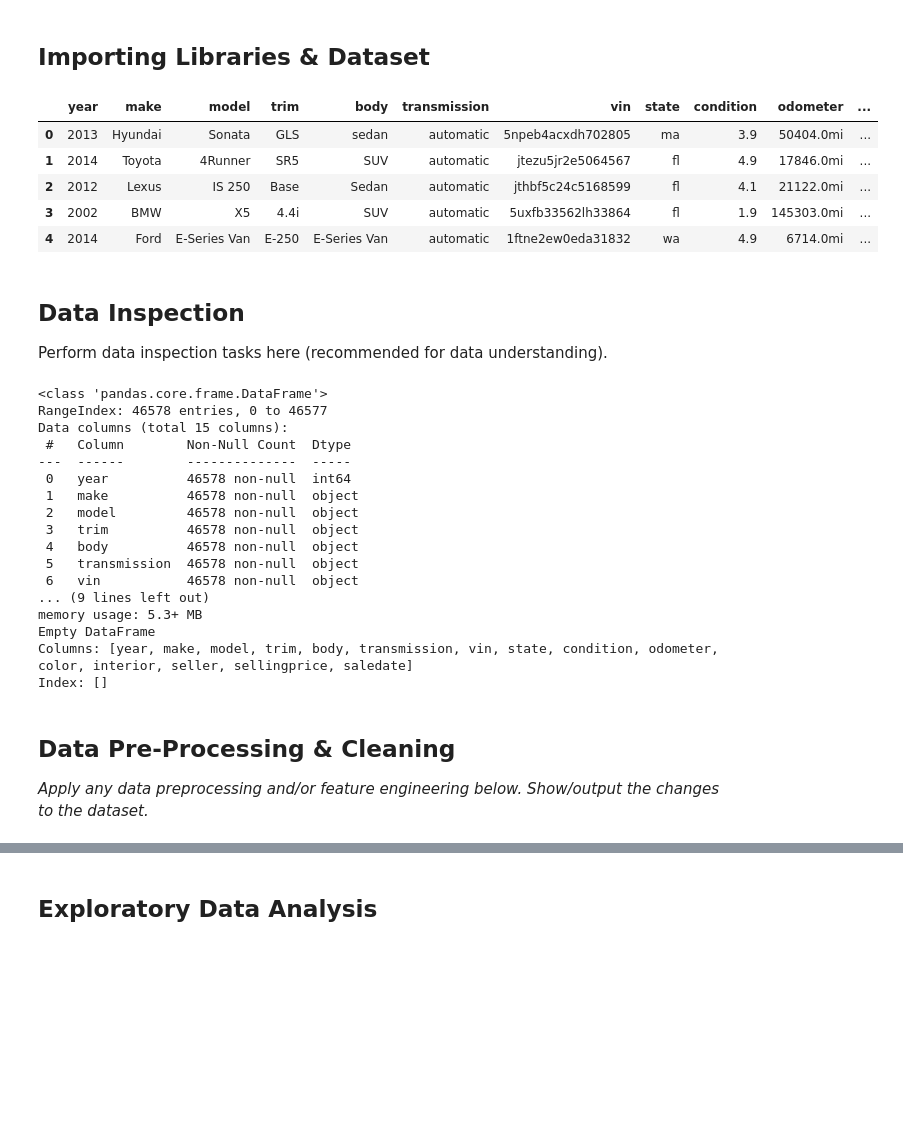
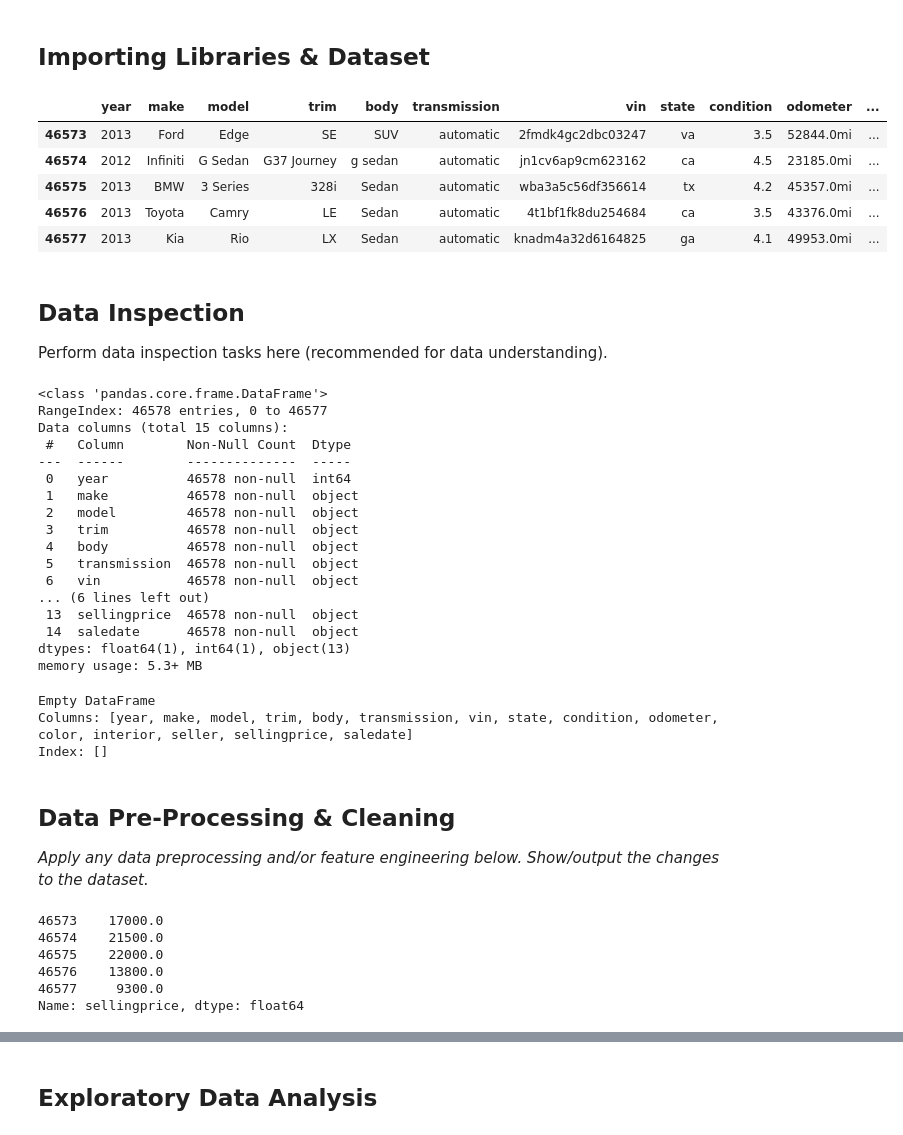
Before and after one commit to ahmedtarek03/W2024, a Jupyter notebook: Regression_Mini-Project.ipynb, the cells around one changed output, grey strips where cells are left out. Drawn from its saved outputs; the diff is of its cells as text; code cells hidden in the pictures; blank space fills up the shorter version.

```diff
--- a/Regression_Mini-Project.ipynb
+++ b/Regression_Mini-Project.ipynb
@@ -51,25 +51,26 @@ Each row represents a sale at a used car auction. Each column is described below
 # %%
 import pandas as pd
 import numpy as np
 import matplotlib.pyplot as plt
 import seaborn as sns
 
 %matplotlib inline
 sns.set()
 
 try:
     df = pd.read_csv('car_prices.csv')
 except:
     df = pd.read_csv('https://raw.githubusercontent.com/GUC-DM/W2024/refs/heads/main/data/car_prices.csv')
 
 df.head()
+df.tail()
 # %% [output]
 |  | year | make | model | trim | body | transmission | vin | state | condition | odometer | ... |
-| 0 | 2013 | Hyundai | Sonata | GLS | sedan | automatic | 5npeb4acxdh702805 | ma | 3.9 | 50404.0mi | ... |
-| 1 | 2014 | Toyota | 4Runner | SR5 | SUV | automatic | jtezu5jr2e5064567 | fl | 4.9 | 17846.0mi | ... |
-| 2 | 2012 | Lexus | IS 250 | Base | Sedan | automatic | jthbf5c24c5168599 | fl | 4.1 | 21122.0mi | ... |
-| 3 | 2002 | BMW | X5 | 4.4i | SUV | automatic | 5uxfb33562lh33864 | fl | 1.9 | 145303.0mi | ... |
-| 4 | 2014 | Ford | E-Series Van | E-250 | E-Series Van | automatic | 1ftne2ew0eda31832 | wa | 4.9 | 6714.0mi | ... |
+| 46573 | 2013 | Ford | Edge | SE | SUV | automatic | 2fmdk4gc2dbc03247 | va | 3.5 | 52844.0mi | ... |
+| 46574 | 2012 | Infiniti | G Sedan | G37 Journey | g sedan | automatic | jn1cv6ap9cm623162 | ca | 4.5 | 23185.0mi | ... |
+| 46575 | 2013 | BMW | 3 Series | 328i | Sedan | automatic | wba3a5c56df356614 | tx | 4.2 | 45357.0mi | ... |
+| 46576 | 2013 | Toyota | Camry | LE | Sedan | automatic | 4t1bf1fk8du254684 | ca | 3.5 | 43376.0mi | ... |
+| 46577 | 2013 | Kia | Rio | LX | Sedan | automatic | knadm4a32d6164825 | ga | 4.1 | 49953.0mi | ... |
 # %% [markdown]
 ## Data Inspection
 
@@ -79,9 +80,6 @@ df.info()
 #there is no null value
 #selling price should be int or float not object
 #saledate data type should be datetime
-df.describe()
-duplicates= df[df.duplicated()]
-#no duplicates
 # %% [output]
 <class 'pandas.core.frame.DataFrame'>
 RangeIndex: 46578 entries, 0 to 46577
@@ -95,12 +93,33 @@ Data columns (total 15 columns):
  4   body          46578 non-null  object
  5   transmission  46578 non-null  object
  6   vin           46578 non-null  object
-... (9 lines left out)
+... (6 lines left out)
+ 13  sellingprice  46578 non-null  object
+ 14  saledate      46578 non-null  object
+dtypes: float64(1), int64(1), object(13)
 memory usage: 5.3+ MB
-Empty DataFrame
-Columns: [year, make, model, trim, body, transmission, vin, state, condition, odometer, color, interior, seller, sellingprice, saledate]
-Index: []
+# %%
+df.describe()
+duplicates= df[df.duplicated()]
+print(duplicates)
+#no duplicates
+# %% [output]
+Empty DataFrame
+Columns: [year, make, model, trim, body, transmission, vin, state, condition, odometer, color, interior, seller, sellingprice, saledate]
+Index: []
 # %% [markdown]
 ## Data Pre-Processing & Cleaning
 
 _Apply any data preprocessing and/or feature engineering below. Show/output the changes to the dataset._
+# %%
+#remove the $ sign in the selling price and convert sellingprice dtype to float
+df['sellingprice'] = df['sellingprice'].str.replace('$', '').str.replace(',', '')
+df['sellingprice'] = df['sellingprice'].astype(float)
+print(df['sellingprice'].tail())
+# %% [output]
+46573    17000.0
+46574    21500.0
+46575    22000.0
+46576    13800.0
+46577     9300.0
+Name: sellingprice, dtype: float64
```
Also changed, not shown: parts of 2 cells of this notebook.
